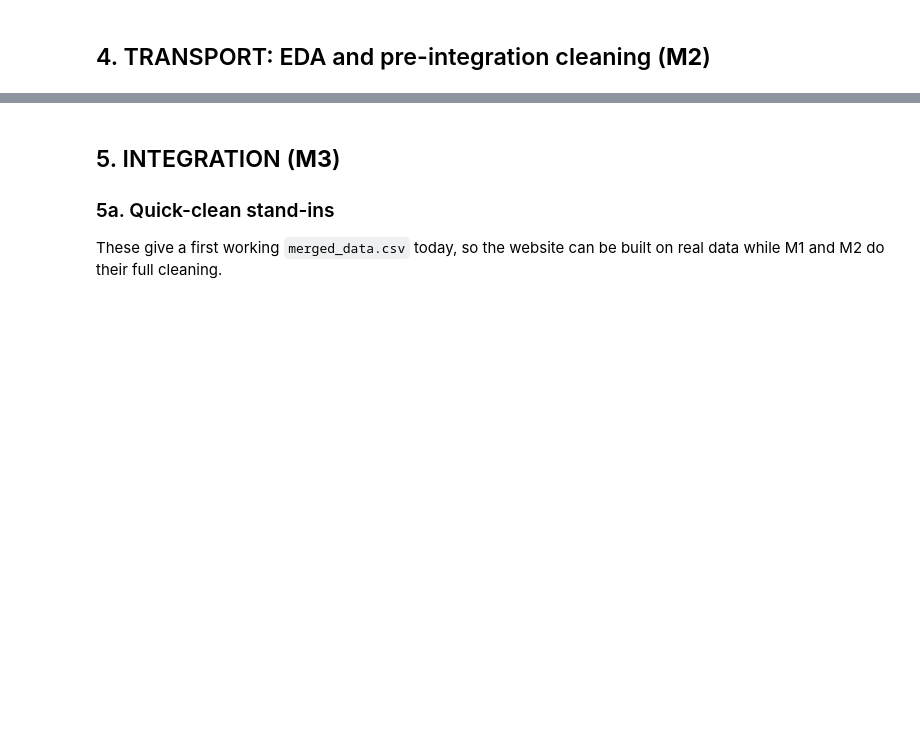
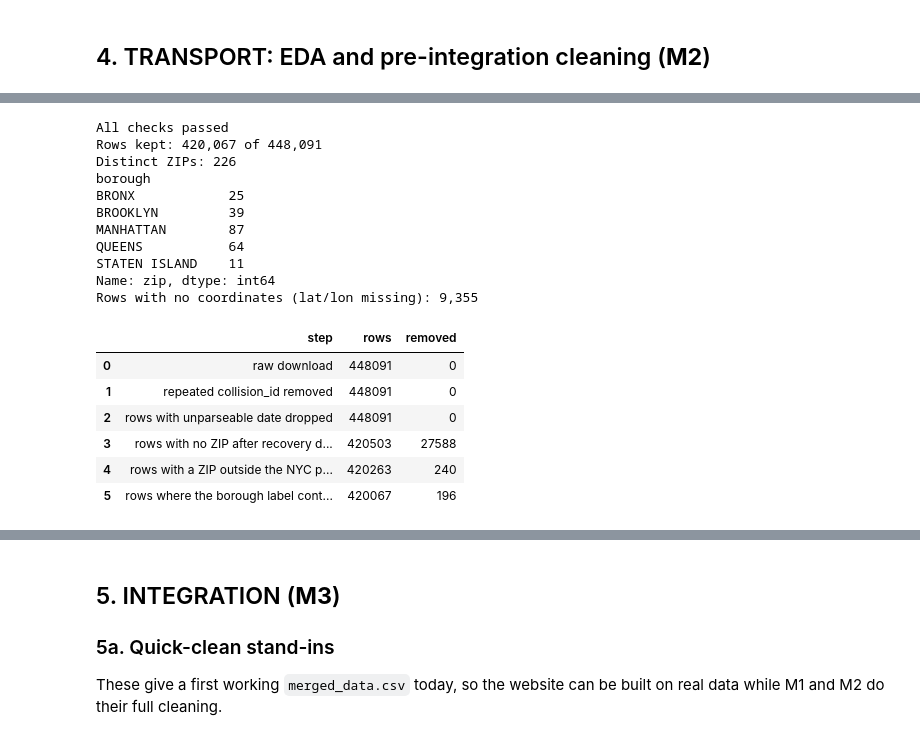
Before and after one commit to malk-o/nyc-housing-transport, a Jupyter notebook: notebooks/NYC_Housing_Transport.ipynb, the cells around one changed output, grey strips where cells are left out. Saved outputs shown, nothing was run; the diff lists cells and outputs as text; code cells hidden in the pictures; blank space fills up the shorter version.

```diff
--- a/notebooks/NYC_Housing_Transport.ipynb
+++ b/notebooks/NYC_Housing_Transport.ipynb
@@ -324,0 +693,42 @@ df_transport = df_transport_raw.copy()
+# %%
+# 4l. CLEANING step 7: final tables, checks, row funnel
+df_transport_full = tr.reset_index(drop=True)
+df_transport = df_transport_full[CONTRACT_COLS_T].copy()
+
+KEY_T = ['date', 'year', 'month', 'year_month', 'zip', 'borough']
+COUNTS_T = CONTRACT_COLS_T[8:]
+assert list(df_transport.columns) == CONTRACT_COLS_T, 'columns differ from contract'
+assert df_transport[KEY_T + COUNTS_T].isna().sum().sum() == 0, 'nulls in key or count columns'
+assert df_transport['zip'].str.fullmatch(r'\d{5}').all(), 'ZIP is not 5 digits'
+assert set(df_transport['borough']) <= set(BOROUGHS), 'unexpected borough'
+assert (df_transport[COUNTS_T] >= 0).all().all(), 'negative counts'
+assert not df_transport_full['collision_id'].duplicated().any(), 'duplicate collisions remain'
+
+print('All checks passed')
+print('Rows kept:', f"{len(df_transport):,}", 'of', f"{len(df_transport_raw):,}")
+print('Distinct ZIPs:', df_transport['zip'].nunique())
+print(df_transport.groupby('borough')['zip'].nunique())
+print('Rows with no coordinates (lat/lon missing):', f"{df_transport['lat'].isna().sum():,}")
+
+funnel_t = pd.DataFrame(steps_t, columns=['step', 'rows'])
+funnel_t['removed'] = (-funnel_t['rows'].diff()).fillna(0).astype(int)
+display(funnel_t)
+# %% [output]
+All checks passed
+Rows kept: 420,067 of 448,091
+Distinct ZIPs: 226
+borough
+BRONX            25
+BROOKLYN         39
+MANHATTAN        87
+QUEENS           64
+STATEN ISLAND    11
+Name: zip, dtype: int64
+Rows with no coordinates (lat/lon missing): 9,355
+|  | step | rows | removed |
+| 0 | raw download | 448091 | 0 |
+| 1 | repeated collision_id removed | 448091 | 0 |
+| 2 | rows with unparseable date dropped | 448091 | 0 |
+| 3 | rows with no ZIP after recovery d... | 420503 | 27588 |
+| 4 | rows with a ZIP outside the NYC p... | 420263 | 240 |
+| 5 | rows where the borough label cont... | 420067 | 196 |
```
Also changed, not shown: parts of 40 cells of this notebook, 2 other files.
